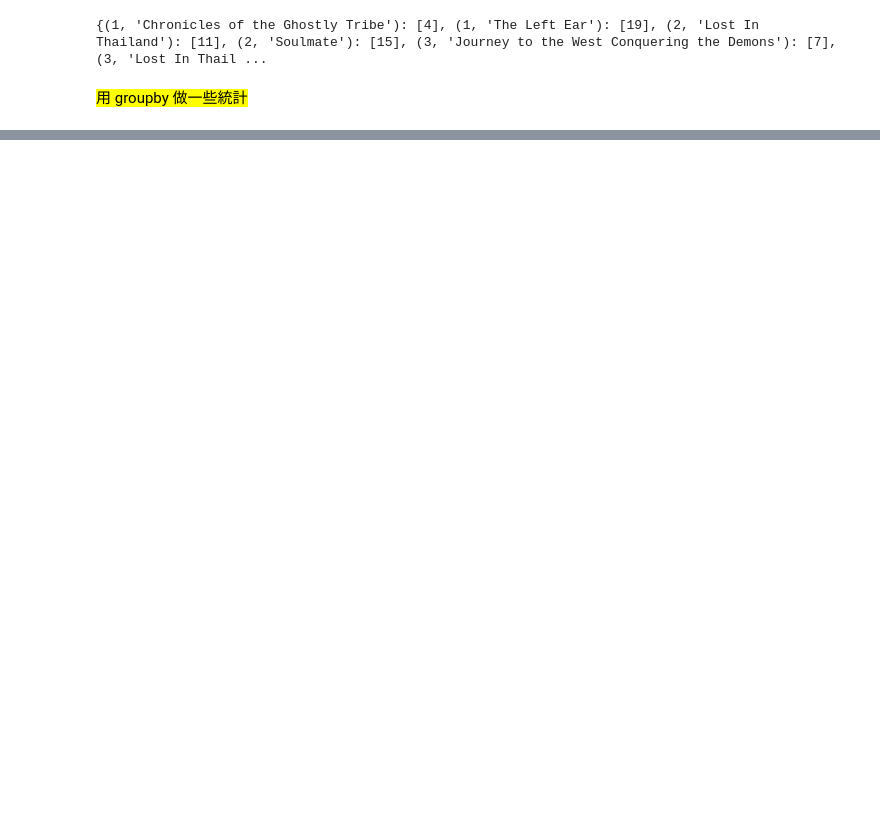
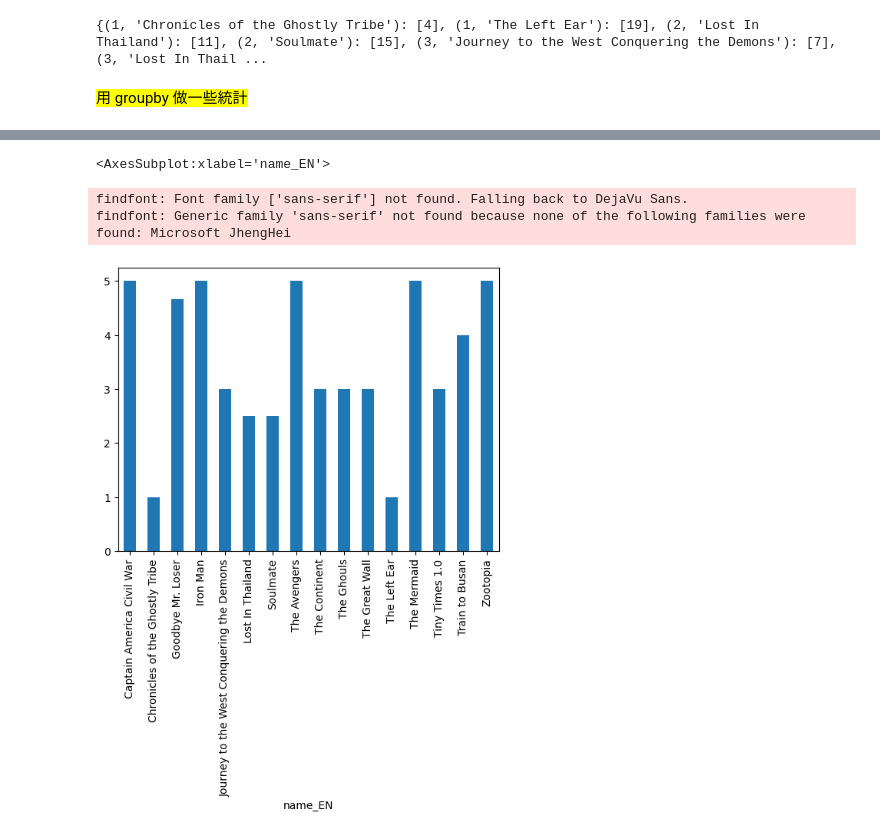
Before and after one commit to cckk2913/dspy-lab7, a Jupyter notebook: lab7.ipynb, the cells around one changed output, grey strips where cells are left out. Drawn from its saved outputs; the diff is of its cells as text; code cells hidden in the pictures; blank space fills up the shorter version.

Commit message:
average_rating.plot(kind='bar')

```diff
--- a/lab7.ipynb
+++ b/lab7.ipynb
@@ -757,9 +782,8 @@ df.groupby(['Star', 'name_EN']).groups
 # %%
-# 取得每組的平均值（注意：只針對數值欄位做計算）
+# 用'電影名'分組，看看每組（每個電影）的'Star' 平均數
+## 上面例子的 .sum() 換成 .mean()
 
-grouped = df.groupby(by='Star')
+grouped = df.groupby(by='name_EN')
 average_rating = grouped['Star'].mean()
 average_rating
-
-## 我們本來就是用 Star 分組，分數相同的rows會被分在同一組，所以平均的分當然也一樣
 # %% [output]
@@ -772,7 +807 @@ Star
 Name: Star, dtype: float64
-# %%
-# 改用'電影名'分組，看看每組（每個電影）的'Star'得分
-
-grouped = df.groupby(by='name_TW')
-average_rating = grouped['Star'].mean()
-average_rating
@@ -797,0 +831,8 @@ Name: Star, dtype: float64
+# %%
+# 畫出來
+average_rating.plot(kind='bar')
+# %% [output]
+<AxesSubplot:xlabel='name_EN'>
+findfont: Font family ['sans-serif'] not found. Falling back to DejaVu Sans.
+findfont: Generic family 'sans-serif' not found because none of the following families were found: Microsoft JhengHei
+[figure, added]
```
Also changed, not shown: parts of 5 cells of this notebook.
